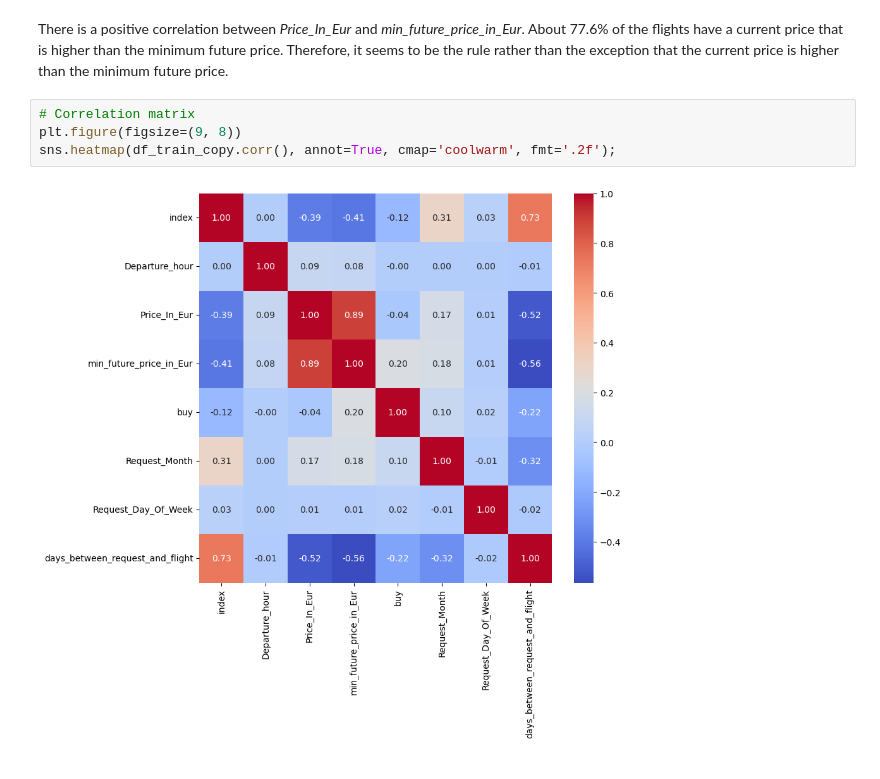
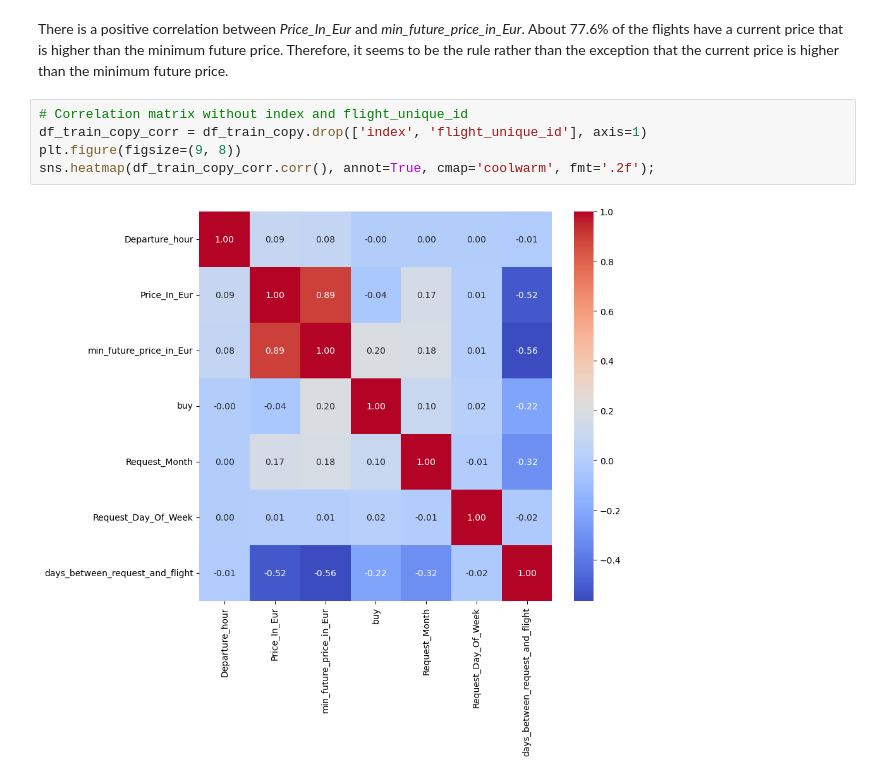
Before and after one commit to ahirsch-github/flight-price-prediction, a Jupyter notebook: flight-price-prediction.ipynb, the cells around one changed output. Drawn from its saved outputs; the diff is of its cells as text.

```diff
--- a/flight-price-prediction.ipynb
+++ b/flight-price-prediction.ipynb
@@ -351,8 +357,9 @@ exception_proportion
 # %% [markdown]
 There is a positive correlation between *Price_In_Eur* and *min_future_price_in_Eur*. About 77.6% of the flights have a current price that is higher than the minimum future price. Therefore, it seems to be the rule rather than the exception that the current price is higher than the minimum future price.
 # %%
-# Correlation matrix
+# Correlation matrix without index and flight_unique_id
+df_train_copy_corr = df_train_copy.drop(['index', 'flight_unique_id'], axis=1)
 plt.figure(figsize=(9, 8))
-sns.heatmap(df_train_copy.corr(), annot=True, cmap='coolwarm', fmt='.2f');
+sns.heatmap(df_train_copy_corr.corr(), annot=True, cmap='coolwarm', fmt='.2f');
 # %% [output]
-[figure, old version]
+[figure, new version]
```
Also changed, not shown: parts of 5 cells of this notebook.
